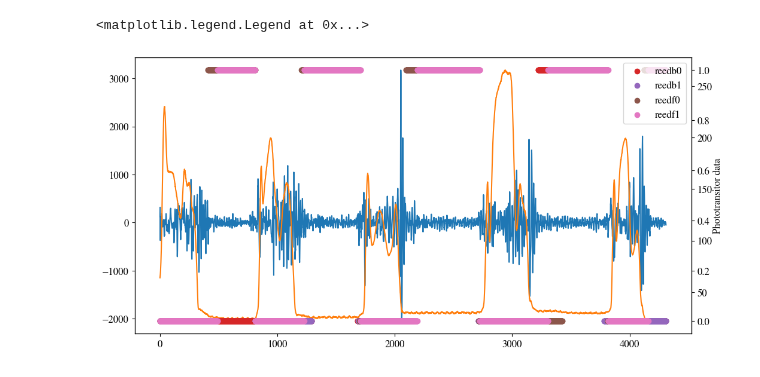
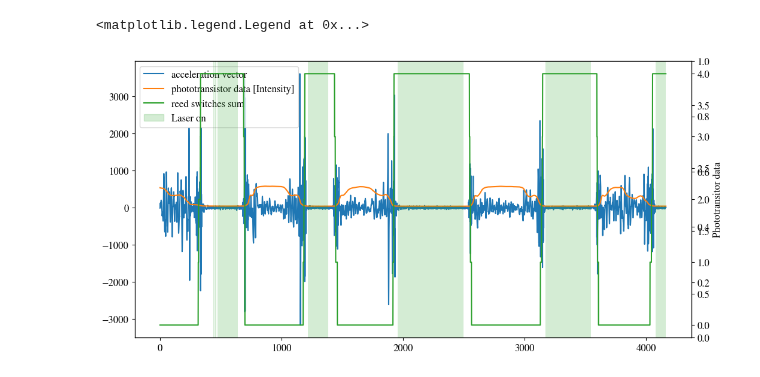
Before and after one commit to annnnna42/Arduino_KDC101_Control_and_Evaluation, a Jupyter notebook: merge/merge_plots_all.ipynb, the cells around one changed output. Drawn from its saved outputs; the diff is of its cells as text; code cells hidden in the pictures.

Commit message:
Add plots for stage data all, make plots handheld data all

```diff
--- a/merge/merge_plots_all.ipynb
+++ b/merge/merge_plots_all.ipynb
@@ -194,33 +242,46 @@ Name: laser_gyro, Length: 4310, dtype: int64
-# %%
-######## from 0012 on ##########
-
-fig, ax = plt.subplots(figsize=(12,6))
-ax2 = ax.twinx()
-ax3 = ax.twinx()
-
-#end = len(stage_data)
-start = 100
-end = len(data_transposed[0])
-x = [i for i in range(end)]
-
-plt.xlabel('Position')
-plt.ylabel('Phototransitor data')
-
-#plt.ylim(0,300)
-
-ax.plot(pd_all.index, pd_all.acc_vec, color = 'C0', label = "phototransistor data [Intensity]")
-ax2.plot(pd_all.index, pd_all.pt_avg, color = 'C1', label = 'stage position [mm]')
-# ax2.scatter(pd_max_pt.x_max, pd_max_pt.y_max, color = 'C2', label = 'max')
-# ax2.scatter(pd_min_pt.x_min, pd_min_pt.y_min, color = 'C3', label = 'min')
-
-#ax3.scatter(pd_all.index, pd_all.laser_gyro, color = 'C2', label = 'laser_gyro')
-ax3.scatter(pd_all.index, pd_all.reedb0, color = 'C3', label = 'reedb0')
-ax3.scatter(pd_all.index, pd_all.reedb1, color = 'C4', label = 'reedb1')
-ax3.scatter(pd_all.index, pd_all.reedf0, color = 'C5', label = 'reedf0')
-ax3.scatter(pd_all.index, pd_all.reedf1, color = 'C6', label = 'reedf1')
-# plt.plot(x[start:end], serial_data_all[3][start:end])
-# plt.plot(x[start:end], serial_data_all[4][start:end])
-plt.legend(loc="upper right")
-# %% [output]
-<matplotlib.legend.Legend at 0x...>
-[figure, removed]
+# %%
+######## from 0012 on ##########
+
+fig, ax = plt.subplots(figsize=(12,6))
+ax2 = ax.twinx()
+ax3 = ax.twinx()
+
+#end = len(stage_data)
+start = 100
+end = len(data_transposed[0])
+x = [i for i in range(end)]
+
+plt.xlabel('Position')
+plt.ylabel('Phototransitor data')
+
+ax.plot(pd_all.index, pd_all.acc_vec, color = 'C0', label = "acceleration vector")
+ax.plot(pd_all.index, pd_all.pt_avg, color = 'C1', label = "phototransistor data [Intensity]")
+ax.plot([], [], color = 'C2', label = "reed switches sum")
+ax.fill_between([],[],color='C2', alpha=0.2, label = 'Laser on')
+ax2.plot(pd_all.index, pd_all.reed_sum, color = 'C2', label = "reed switches sum")
+
+
+# s_gyro = frames[0][7]
+# e_gyro = frames[0][8]
+# for j in range(len(s_gyro)):
+#     ax2.add_patch(patches.Rectangle((s_gyro[j], -10000), e_gyro[j]-s_gyro[j], 25500, linewidth=0,  color='C0', alpha=0.2))
+
+# s_pt = frames[0][9]
+# e_pt = frames[0][10]
+# for j in range(len(s_pt)):
+#     ax2.add_patch(patches.Rectangle((s_pt[j], -10000), e_pt[j]-s_pt[j], 25500, linewidth=0,  color='C1', alpha=0.2))
+
+# s_reed = frames[0][11]
+# e_reed = frames[0][12]
+# for j in range(len(s_reed)):
+#     ax.add_patch(patches.Rectangle((s_reed[j], -10000), e_reed[j]-s_reed[j], 25500, linewidth=0,  color='C2', alpha=0.2))
+
+s_res = frames[0][13]
+e_res = frames[0][14]
+for j in range(len(s_res)):
+    ax3.add_patch(patches.Rectangle((s_res[j], -10000), e_res[j]-s_res[j], 25500, linewidth=0,  color='C2', alpha=0.2))
+
+ax.legend(loc="upper left")
+# %% [output]
+<matplotlib.legend.Legend at 0x...>
+[figure, added]
```
Also changed, not shown: parts of 3 cells of this notebook, 2 other files.
